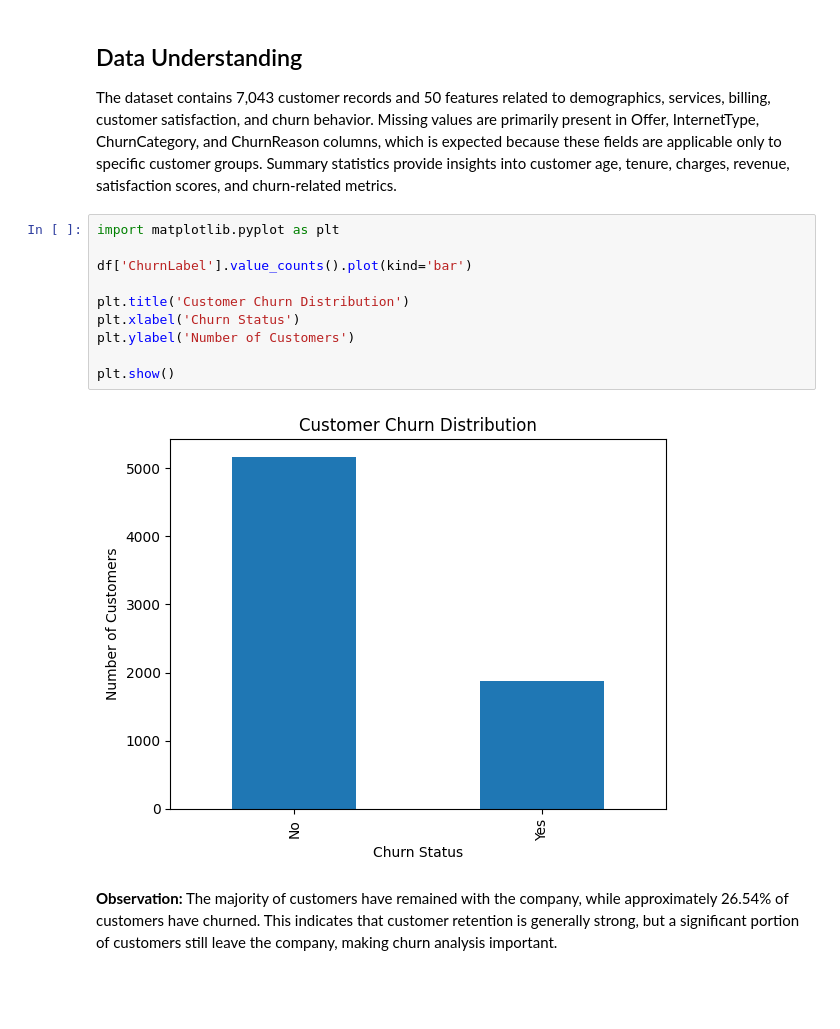
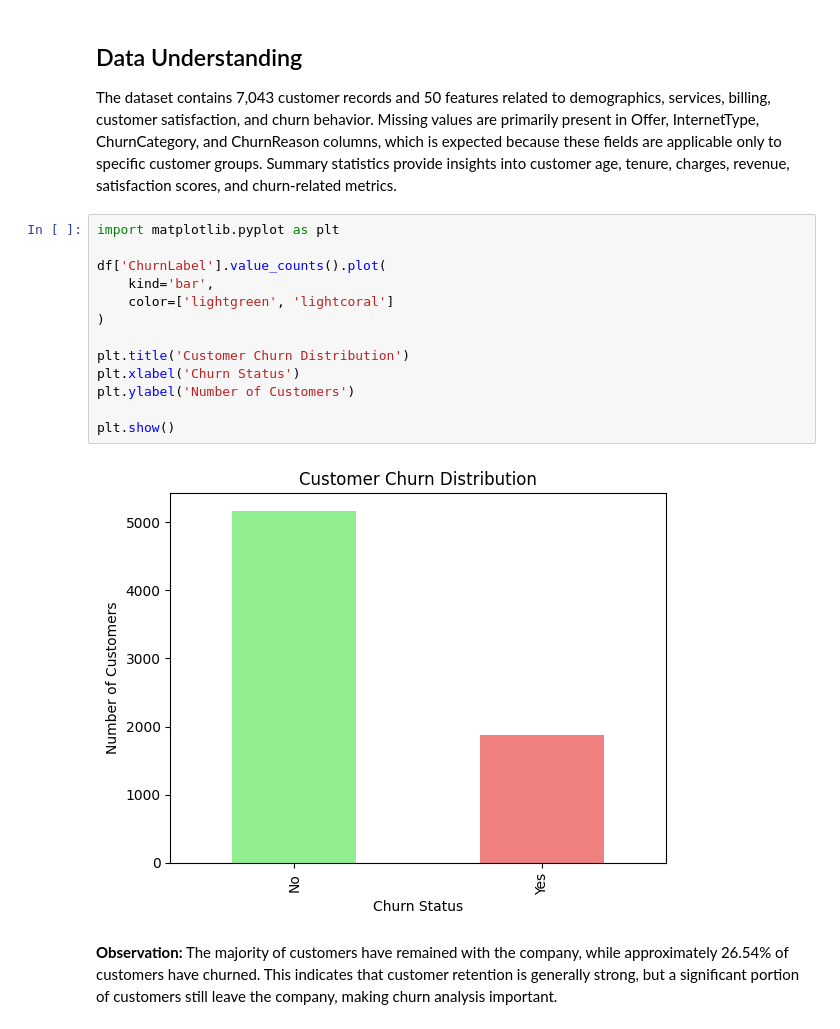
Before and after one commit to sreya-2004/codealpha_tasks, a Jupyter notebook: Customer_Churn_Analysis.ipynb, the cells around one changed output. Saved outputs shown, nothing was run; the diff lists cells and outputs as text; blank space fills up the shorter version.

Commit message:
Update Customer Churn Analysis notebook

```diff
--- a/Customer_Churn_Analysis.ipynb
+++ b/Customer_Churn_Analysis.ipynb
@@ -82,15 +82,18 @@ The dataset contains 7,043 customer records and 50 features related to demograph
 # %%
 import matplotlib.pyplot as plt
 
-df['ChurnLabel'].value_counts().plot(kind='bar')
+df['ChurnLabel'].value_counts().plot(
+    kind='bar',
+    color=['lightgreen', 'lightcoral']
+)
 
 plt.title('Customer Churn Distribution')
 plt.xlabel('Churn Status')
 plt.ylabel('Number of Customers')
 
 plt.show()
 # %% [output]
-[figure, old version]
+[figure, new version]
 # %% [markdown]
 **Observation:** The majority of customers have remained with the company, while approximately 26.54% of customers have churned. This indicates that customer retention is generally strong, but a significant portion of customers still leave the company, making churn analysis important.
 # %%
```
